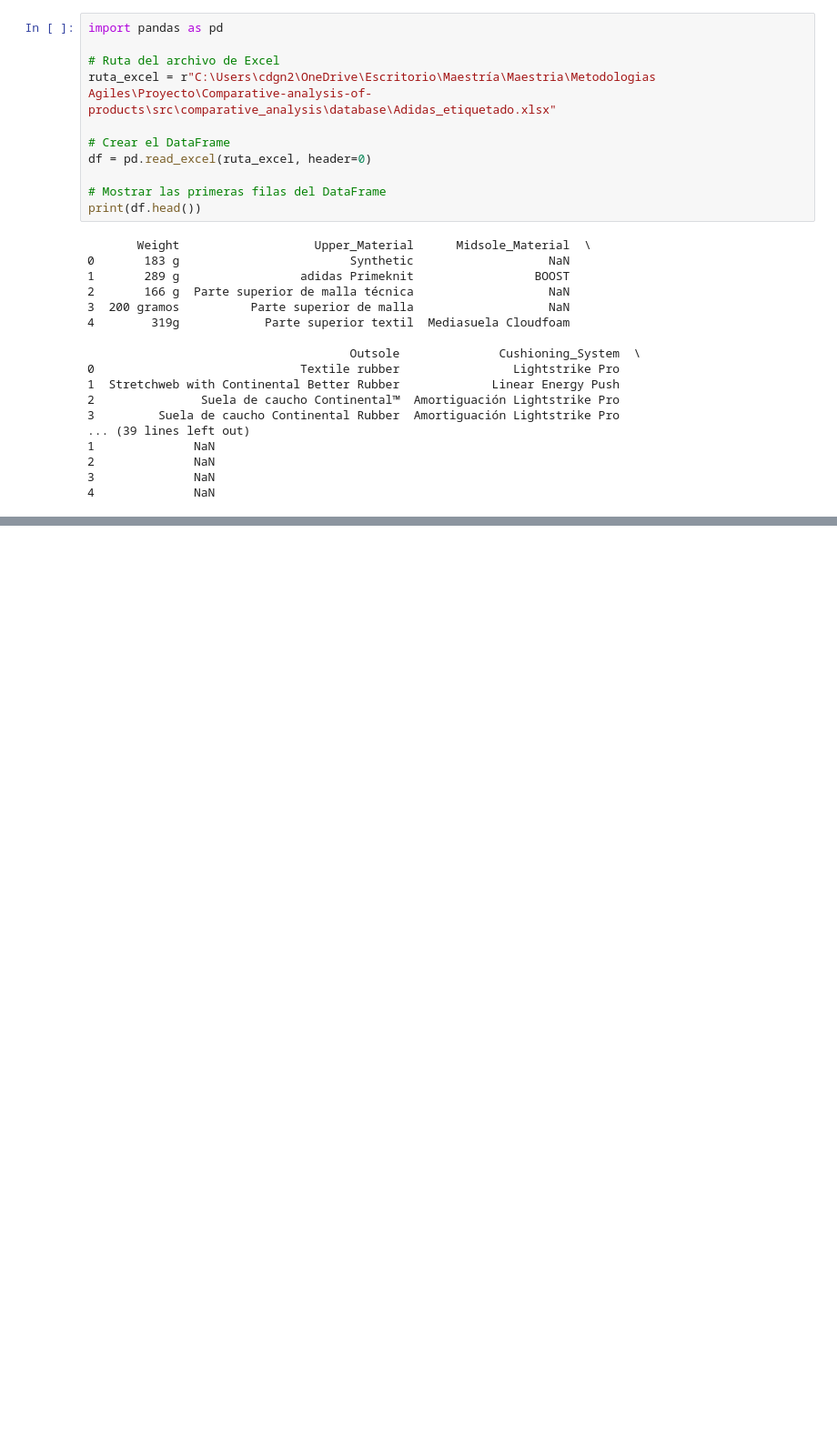
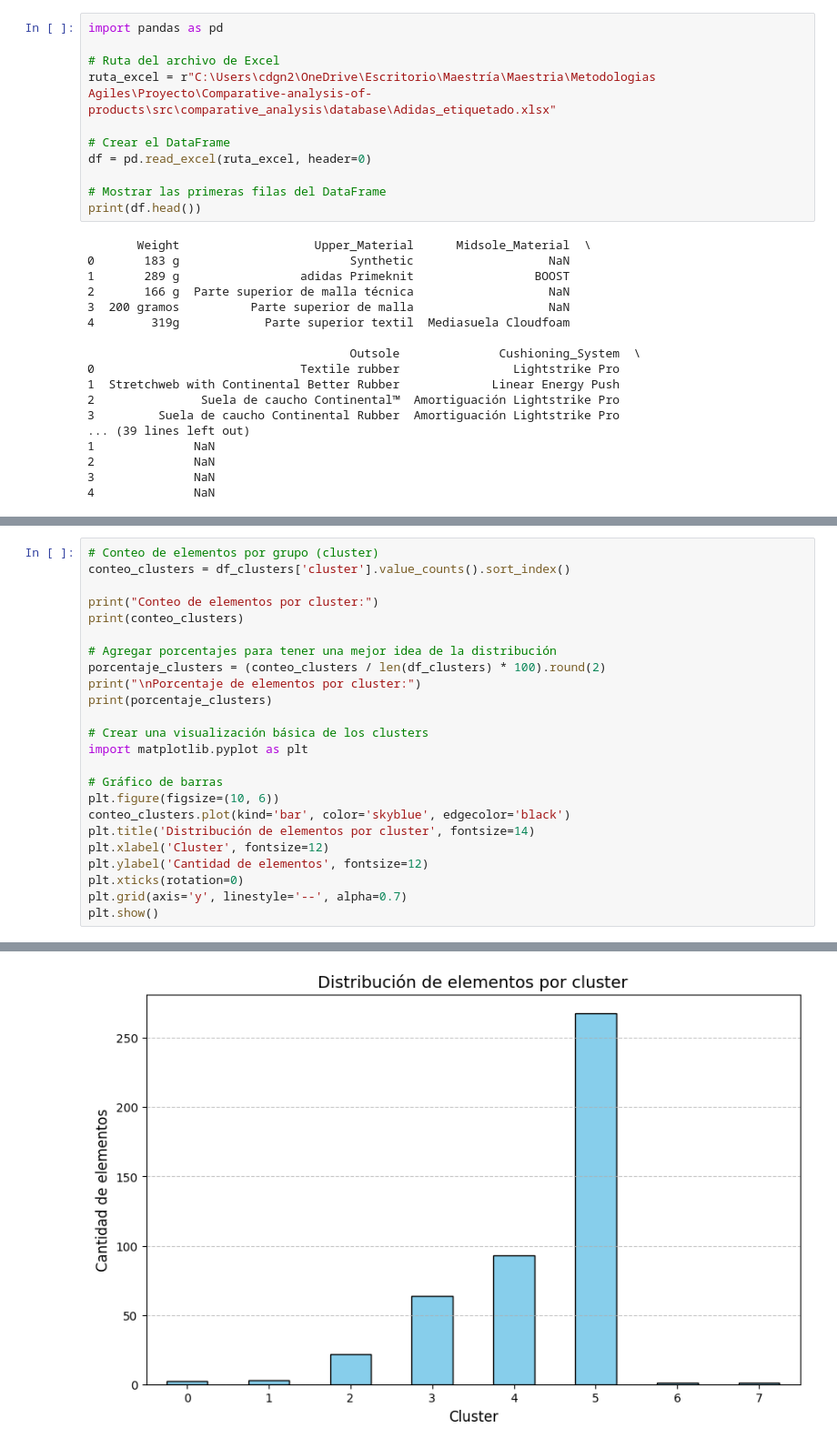
Before and after one commit to JesusDCA22/Grupo-2_Proyecto-Aplicado-Phishing, a Jupyter notebook: src/comparative_analysis/training/test.ipynb, the cells around one changed output, grey strips where cells are left out. Shown at 91% size. Saved outputs shown, nothing was run; the diff lists cells and outputs as text; blank space fills up the shorter version.

```diff
--- a/src/comparative_analysis/training/test.ipynb
+++ b/src/comparative_analysis/training/test.ipynb
@@ -29,0 +223,25 @@ print(df.head())
+# %%
+# Conteo de elementos por grupo (cluster)
+conteo_clusters = df_clusters['cluster'].value_counts().sort_index()
+
+print("Conteo de elementos por cluster:")
+print(conteo_clusters)
+
+# Agregar porcentajes para tener una mejor idea de la distribución
+porcentaje_clusters = (conteo_clusters / len(df_clusters) * 100).round(2)
+print("\nPorcentaje de elementos por cluster:")
+print(porcentaje_clusters)
+
+# Crear una visualización básica de los clusters
+import matplotlib.pyplot as plt
+
+# Gráfico de barras
+plt.figure(figsize=(10, 6))
+conteo_clusters.plot(kind='bar', color='skyblue', edgecolor='black')
+plt.title('Distribución de elementos por cluster', fontsize=14)
+plt.xlabel('Cluster', fontsize=12)
+plt.ylabel('Cantidad de elementos', fontsize=12)
+plt.xticks(rotation=0)
+plt.grid(axis='y', linestyle='--', alpha=0.7)
+plt.show()
+# %% [output]
@@ -29,0 +265 @@ print(df.head())
+[figure, added]
```
Also changed, not shown: parts of 14 cells of this notebook, 1 other file.
